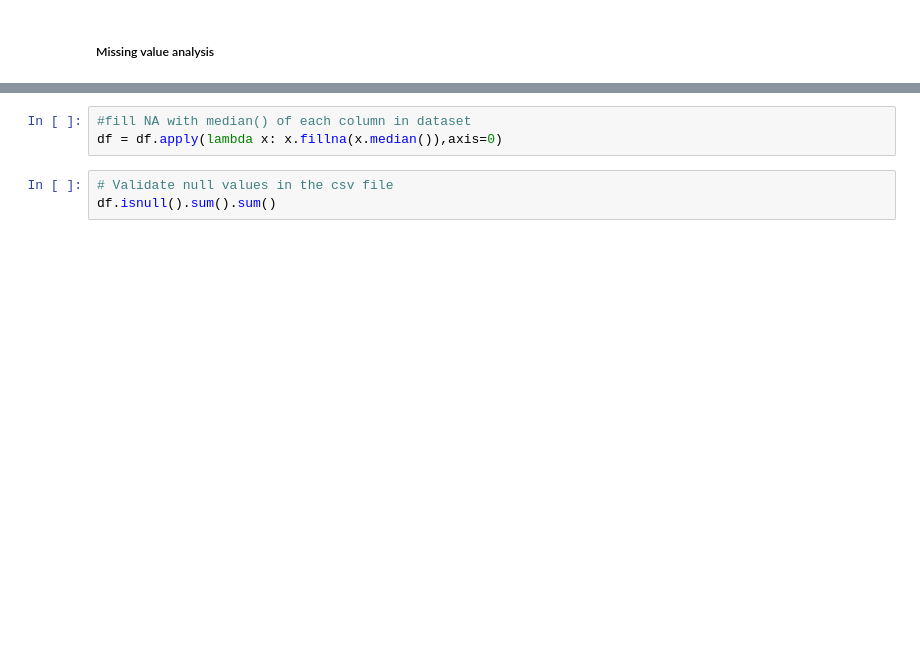
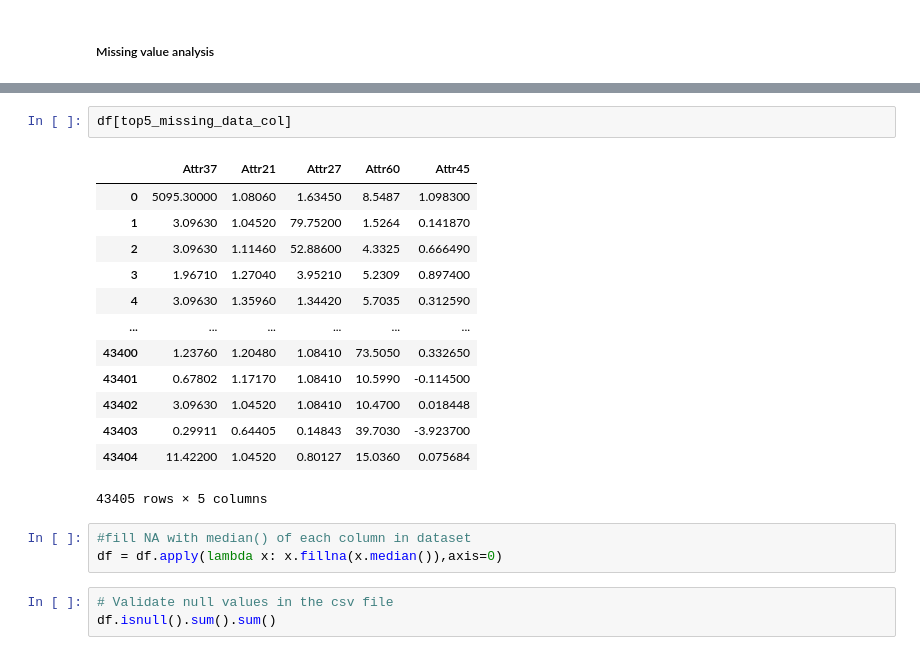
Before and after one commit to ravisiv/CS4_BankruptcyClassificationXGBoost, a Jupyter notebook: CaseStudy4.ipynb, the cells around one changed output, grey strips where cells are left out. Drawn from its saved outputs; the diff is of its cells as text; blank space fills up the shorter version.

```diff
--- a/CaseStudy4.ipynb
+++ b/CaseStudy4.ipynb
@@ -77,3 +167,19 @@ df[top5_missing_data_col].describe()
+# %%
+df[top5_missing_data_col]
+# %% [output]
+|  | Attr37 | Attr21 | Attr27 | Attr60 | Attr45 |
+| 0 | 5095.30000 | 1.08060 | 1.63450 | 8.5487 | 1.098300 |
+| 1 | 3.09630 | 1.04520 | 79.75200 | 1.5264 | 0.141870 |
+| 2 | 3.09630 | 1.11460 | 52.88600 | 4.3325 | 0.666490 |
+| 3 | 1.96710 | 1.27040 | 3.95210 | 5.2309 | 0.897400 |
+| 4 | 3.09630 | 1.35960 | 1.34420 | 5.7035 | 0.312590 |
+| ... | ... | ... | ... | ... | ... |
+| 43400 | 1.23760 | 1.20480 | 1.08410 | 73.5050 | 0.332650 |
+| 43401 | 0.67802 | 1.17170 | 1.08410 | 10.5990 | -0.114500 |
+| 43402 | 3.09630 | 1.04520 | 1.08410 | 10.4700 | 0.018448 |
+| 43403 | 0.29911 | 0.64405 | 0.14843 | 39.7030 | -3.923700 |
+| 43404 | 11.42200 | 1.04520 | 0.80127 | 15.0360 | 0.075684 |
+43405 rows × 5 columns
 # %%
 #fill NA with median() of each column in dataset
 df = df.apply(lambda x: x.fillna(x.median()),axis=0)
```
Also changed, not shown: parts of 52 cells of this notebook.
